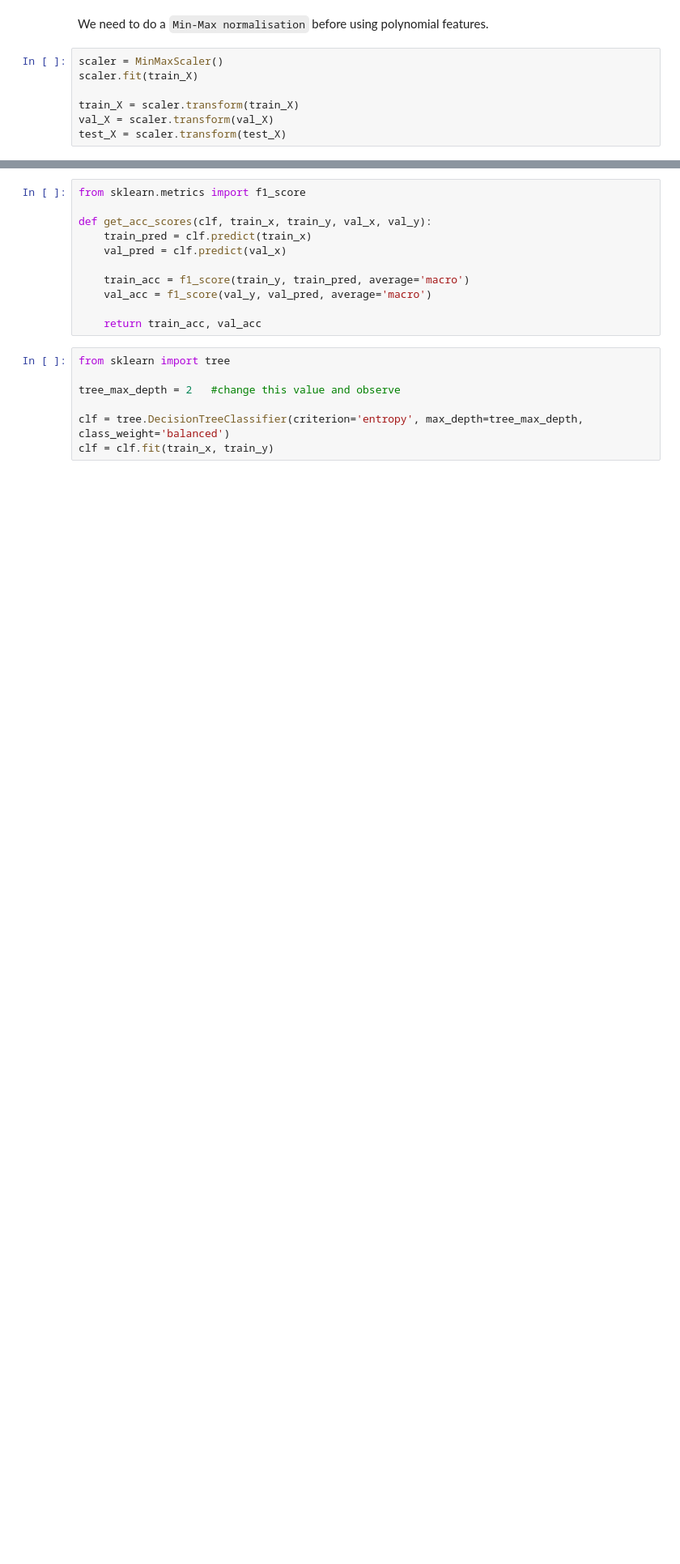
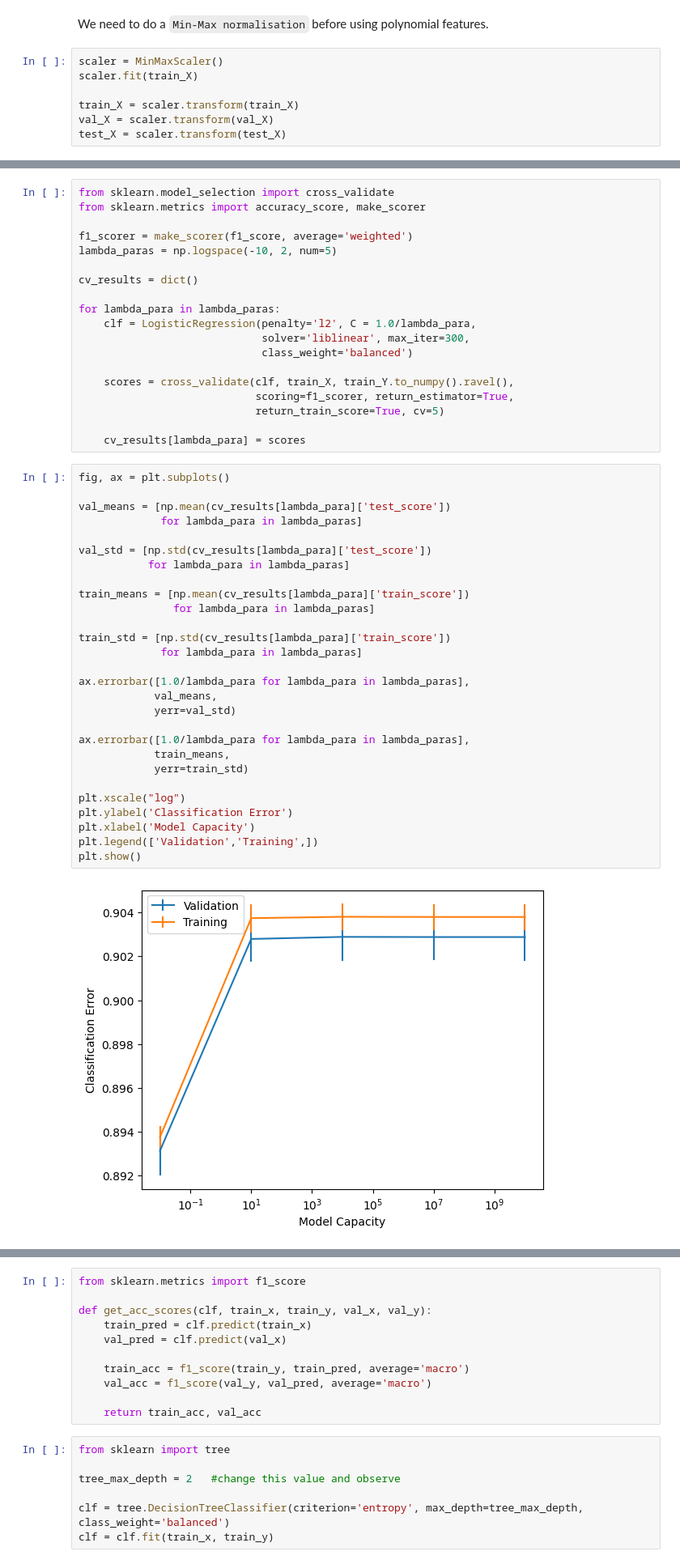
Before and after one commit to LocVu-Tim/COSC2753_A1_s3891483, a Jupyter notebook: notebooks/main.ipynb, the cells around one changed output, grey strips where cells are left out. Shown at 81% size. Saved outputs shown, nothing was run; the diff lists cells and outputs as text; blank space fills up the shorter version.

```diff
--- a/notebooks/main.ipynb
+++ b/notebooks/main.ipynb
@@ -729 +650,50 @@ Validation F1-Score score: 0.452
+# %%
+from sklearn.model_selection import cross_validate
+from sklearn.metrics import accuracy_score, make_scorer
+
+f1_scorer = make_scorer(f1_score, average='weighted')
+lambda_paras = np.logspace(-10, 2, num=5)
+
+cv_results = dict()
+
+for lambda_para in lambda_paras:
+    clf = LogisticRegression(penalty='l2', C = 1.0/lambda_para,
+                             solver='liblinear', max_iter=300,
+                             class_weight='balanced')
+
+    scores = cross_validate(clf, train_X, train_Y.to_numpy().ravel(),
+                            scoring=f1_scorer, return_estimator=True,
+                            return_train_score=True, cv=5)
+
+    cv_results[lambda_para] = scores
+# %%
+fig, ax = plt.subplots()
+
+val_means = [np.mean(cv_results[lambda_para]['test_score'])
+             for lambda_para in lambda_paras]
+
+val_std = [np.std(cv_results[lambda_para]['test_score'])
+           for lambda_para in lambda_paras]
+
+train_means = [np.mean(cv_results[lambda_para]['train_score'])
+               for lambda_para in lambda_paras]
+
+train_std = [np.std(cv_results[lambda_para]['train_score'])
+             for lambda_para in lambda_paras]
+
+ax.errorbar([1.0/lambda_para for lambda_para in lambda_paras],
+            val_means,
+            yerr=val_std)
+
+ax.errorbar([1.0/lambda_para for lambda_para in lambda_paras],
+            train_means,
+            yerr=train_std)
+
+plt.xscale("log")
+plt.ylabel('Classification Error')
+plt.xlabel('Model Capacity')
+plt.legend(['Validation','Training',])
+plt.show()
+# %% [output]
+[figure, added]
 # %% [markdown]
```
Also changed, not shown: parts of 44 cells of this notebook.
